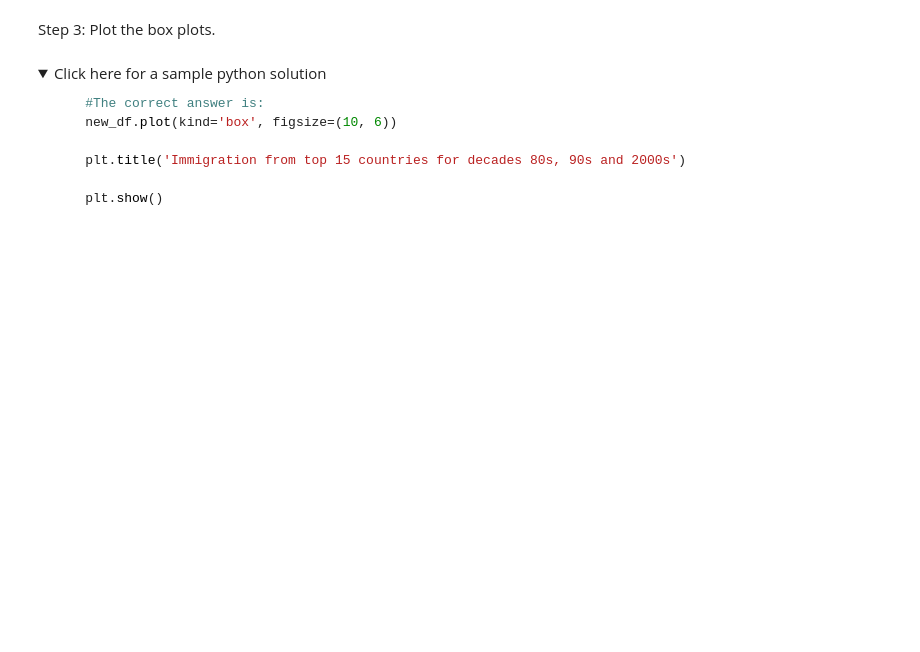
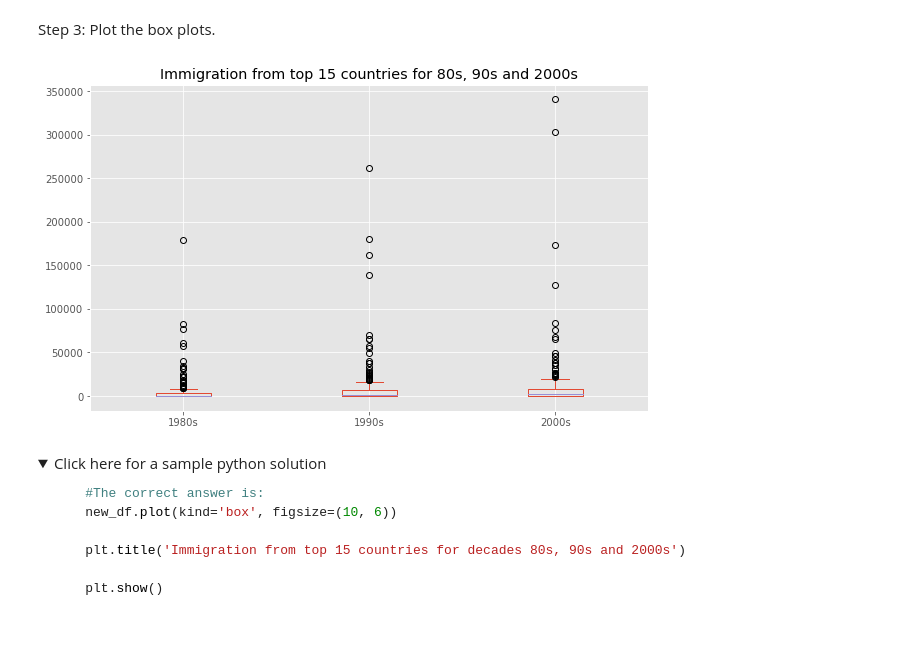
Before and after one commit to firatolcum/IBM_Data_Analyst_Professional_Certificate_Course, a Jupyter notebook: Data.Visualization.With.Python/DV0101EN-Exercise-Pie-Charts-Box-Plots-Scatter-Plots-and-Bubble-Plots.ipynb, the cells around one changed output. Cells and saved outputs as stored; diff of their text form; code cells hidden in the pictures; folded sections open; blank space fills up the shorter version.

```diff
--- a/Data.Visualization.With.Python/DV0101EN-Exercise-Pie-Charts-Box-Plots-Scatter-Plots-and-Bubble-Plots.ipynb
+++ b/Data.Visualization.With.Python/DV0101EN-Exercise-Pie-Charts-Box-Plots-Scatter-Plots-and-Bubble-Plots.ipynb
@@ -449,0 +503,18 @@ Step 2: Create a new dataframe which contains the aggregate for each decade. One
+# %%
+### type your answer here
+import regex
+years_80s = regex.findall("198.", str(df_can.columns))
+years_90s = regex.findall("199.", str(df_can.columns))
+years_00 = regex.findall("200.", str(df_can.columns))
+
+df_80s = df_can.loc[:, years_80s].sum(axis=1)
+df_90s = df_can.loc[:, years_90s].sum(axis=1)
+df_00s = df_can.loc[:, years_00].sum(axis=1)
+
+new_df = pd.DataFrame({
+    "1980s" : df_80s,
+    "1990s" : df_90s,
+    "2000s" : df_00s
+})
+
+new_df
@@ -493,3 +588,9 @@ Step 3: Plot the box plots.
+# %%
+### type your answer here
+new_df.plot(kind="box", figsize=(10, 6))
+plt.title("Immigration from top 15 countries for 80s, 90s and 2000s");
+# %% [output]
+[figure, added]
 # %% [markdown]
 <details><summary>Click here for a sample python solution</summary>
 
```
Also changed, not shown: parts of 14 cells of this notebook.
